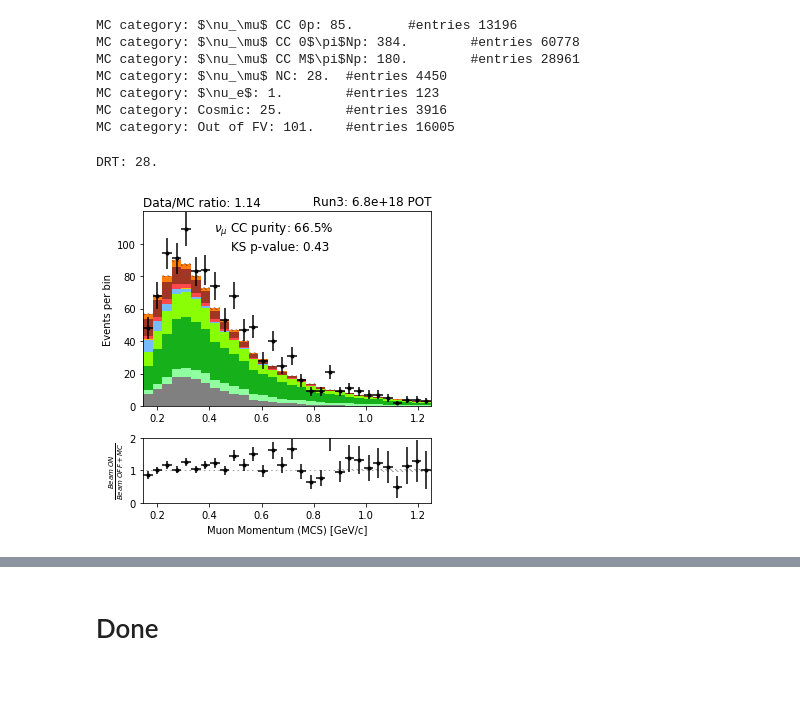
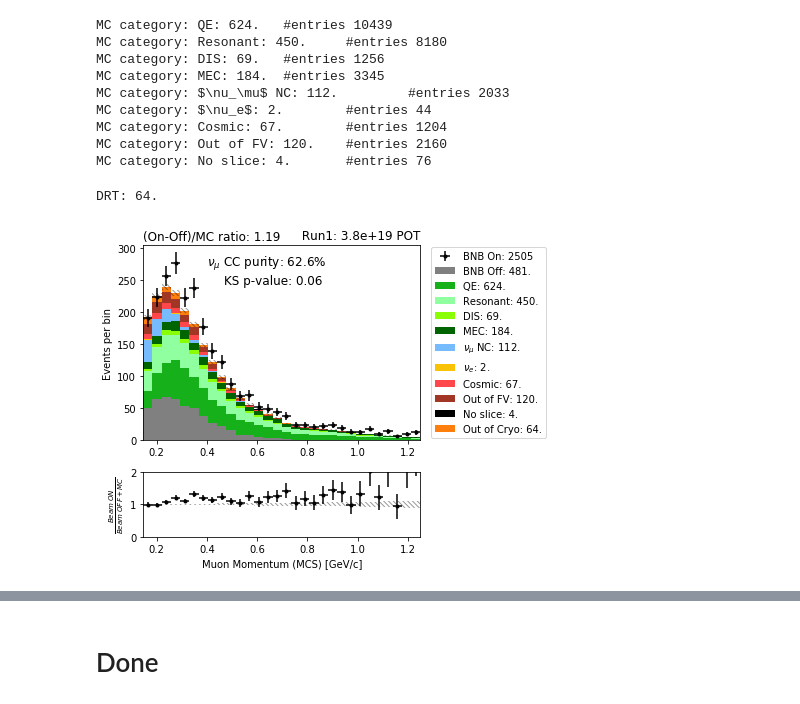
Before and after one commit to Wouter-VDP/nueccinc, a Jupyter notebook: NuMuCC.ipynb, the cells around one changed output, grey strips where cells are left out. Drawn from its saved outputs; the diff is of its cells as text; code cells hidden in the pictures.

Commit message:
numu updates

```diff
--- a/NuMuCC.ipynb
+++ b/NuMuCC.ipynb
@@ -23,7 +23,7 @@ pd.set_option("display.max_columns", 500)
 # %% [output]
 [interactive output not drawn]
 # %%
-run = 3
+run = 1
 input_dir = "./input/23Nov/"
 output_dir = "./output/run{}/".format(run)
 # %% [output]
@@ -323,44 +373,48 @@ DRT: 29.
 # %%
 fig, ax = plt.subplots(
     ncols=1,
     nrows=2,
-    figsize=(3 * plothelp.gr, 5),
+    figsize=(4 * plothelp.gr, 5),
     gridspec_kw={"height_ratios": [3, 1]},
 )
 
 ratio, purity, ks_p = plothelp.plot_panel_data_mc(
     data,
     ax,
     "trk_mcs_muon_mom_v",
     "Muon Momentum (MCS) [GeV/c]",
     N_bins=30,
     x_min=0.146,
     x_max=1.25,
     query="numuccinc",
-    legend=False,
+    legend=True,
     title_str=title_str.split("NE")[-1],
-    kind="event_category",
+    kind="event_int",
     y_max_scaler=1.1,
 )
 ax[0].text(
     ax[0].get_xlim()[1] * 0.7,
     ax[0].get_ylim()[1] * 0.8,
     r"$\nu_\mu$"
     + " CC purity: {0:<3.1f}%\nKS p-value: {1:<5.2f}".format(purity * 100, ks_p),
     horizontalalignment="right",
     fontsize=12,
 )
 
 fig.tight_layout()
-fig.savefig(output_dir + "data_mc/numu_mcsmom.pdf", bbox_inches="tight")
+fig.savefig(
+    output_dir + "data_mc/numu_mcsmom_run{}.pdf".format(run), bbox_inches="tight"
+)
 # %% [output]
-MC category: $\nu_\mu$ CC 0p: 85.       #entries 13196
-MC category: $\nu_\mu$ CC 0$\pi$Np: 384.        #entries 60778
-MC category: $\nu_\mu$ CC M$\pi$Np: 180.        #entries 28961
-MC category: $\nu_\mu$ NC: 28.  #entries 4450
-MC category: $\nu_e$: 1.        #entries 123
-MC category: Cosmic: 25.        #entries 3916
-MC category: Out of FV: 101.    #entries 16005
+MC category: QE: 624.   #entries 10439
+MC category: Resonant: 450.     #entries 8180
+MC category: DIS: 69.   #entries 1256
+MC category: MEC: 184.  #entries 3345
+MC category: $\nu_\mu$ NC: 112.         #entries 2033
+MC category: $\nu_e$: 2.        #entries 44
+MC category: Cosmic: 67.        #entries 1204
+MC category: Out of FV: 120.    #entries 2160
+MC category: No slice: 4.       #entries 76
-DRT: 28.
+DRT: 64.
-[figure, old version]
+[figure, new version]
 [interactive output not drawn]
```
Also changed, not shown: parts of 13 cells of this notebook, 46 other files.
